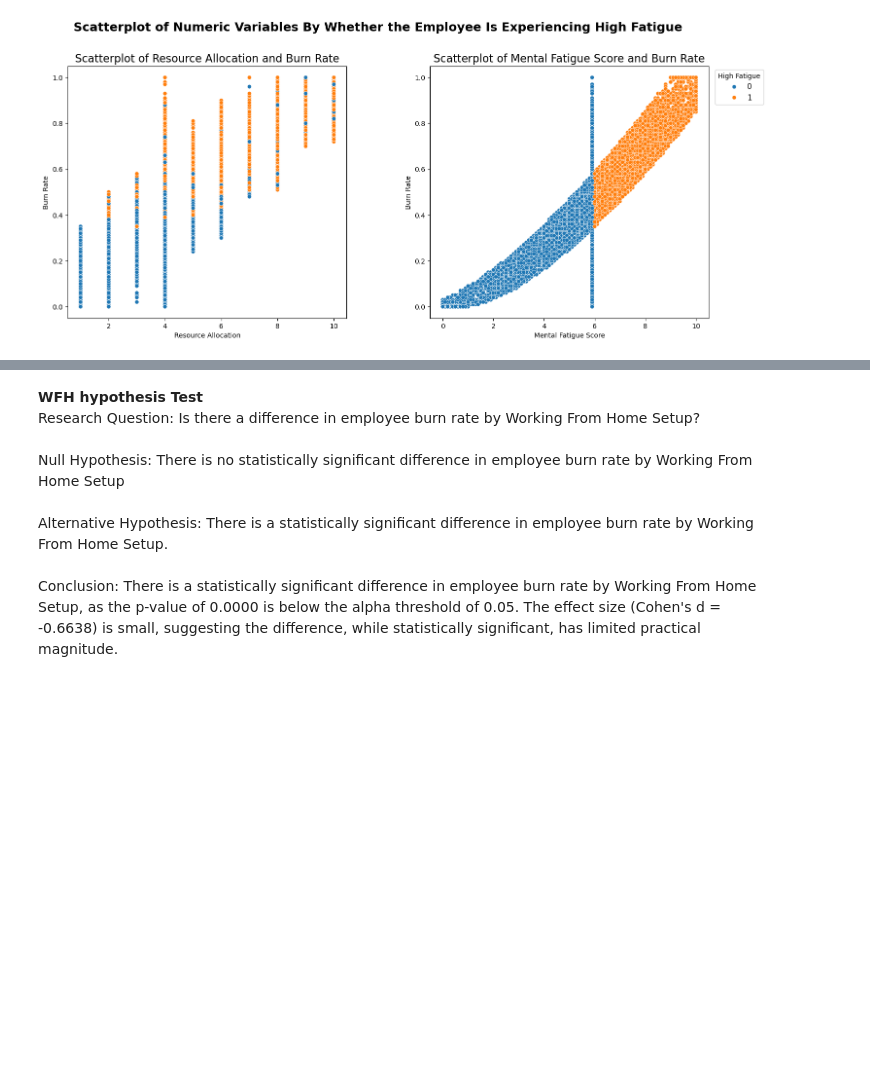
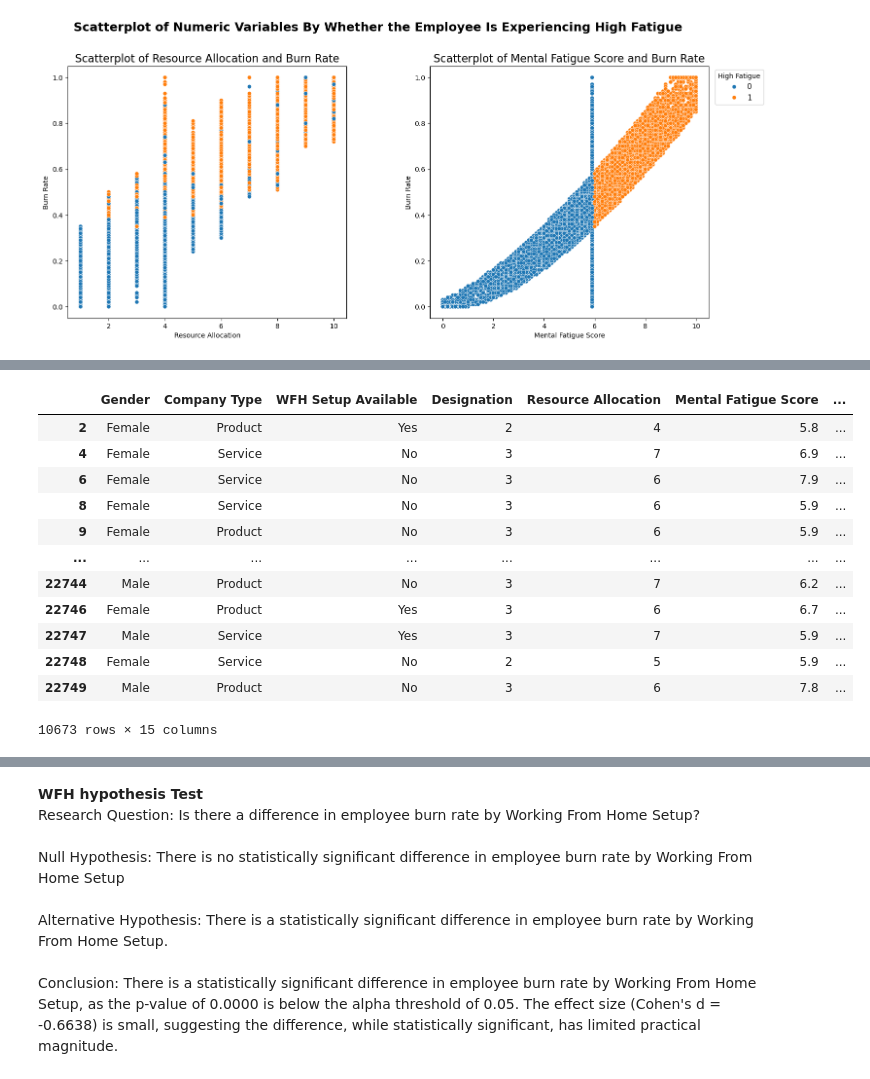
Before and after one commit to avakilov/Capstone-Project-DSC-288R, a Jupyter notebook: Milestone3_code_rundown.ipynb, the cells around one changed output, grey strips where cells are left out. Cells and saved outputs as stored; diff of their text form; code cells hidden in the pictures; blank space fills up the shorter version.

```diff
--- a/Milestone3_code_rundown.ipynb
+++ b/Milestone3_code_rundown.ipynb
@@ -502,0 +633,17 @@ plt.show()
+# %%
+df_median_high_burnout = df_median[df_median["High Burn Rate"] == 1]
+df_median_high_burnout
+# %% [output]
+|  | Gender | Company Type | WFH Setup Available | Designation | Resource Allocation | Mental Fatigue Score | ... |
+| 2 | Female | Product | Yes | 2 | 4 | 5.8 | ... |
+| 4 | Female | Service | No | 3 | 7 | 6.9 | ... |
+| 6 | Female | Service | No | 3 | 6 | 7.9 | ... |
+| 8 | Female | Service | No | 3 | 6 | 5.9 | ... |
+| 9 | Female | Product | No | 3 | 6 | 5.9 | ... |
+| ... | ... | ... | ... | ... | ... | ... | ... |
+| 22744 | Male | Product | No | 3 | 7 | 6.2 | ... |
+| 22746 | Female | Product | Yes | 3 | 6 | 6.7 | ... |
+| 22747 | Male | Service | Yes | 3 | 7 | 5.9 | ... |
+| 22748 | Female | Service | No | 2 | 5 | 5.9 | ... |
+| 22749 | Male | Product | No | 3 | 6 | 7.8 | ... |
+10673 rows × 15 columns
```
Also changed, not shown: parts of 12 cells of this notebook.
